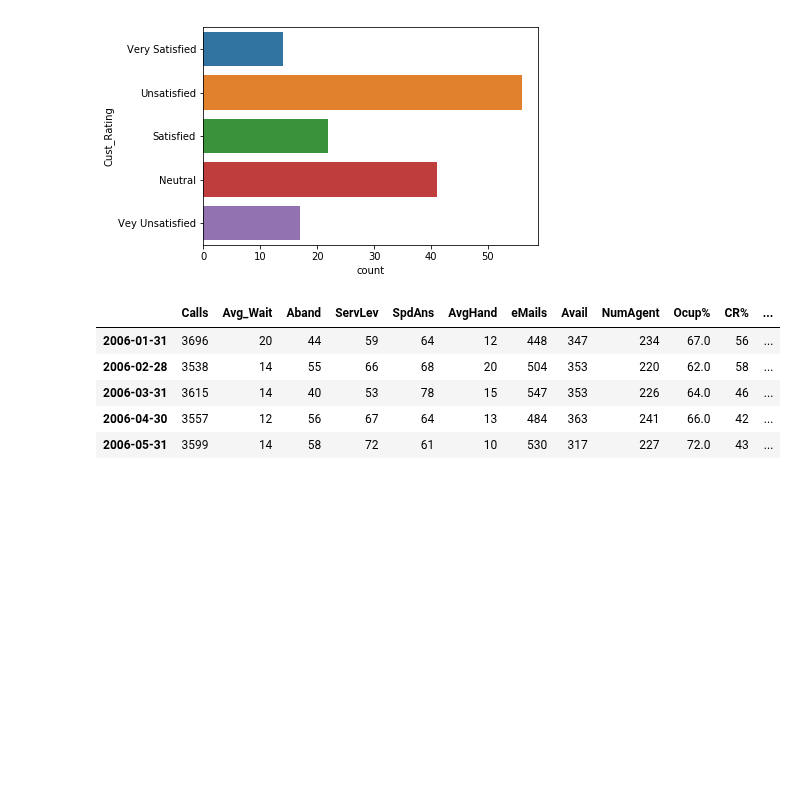
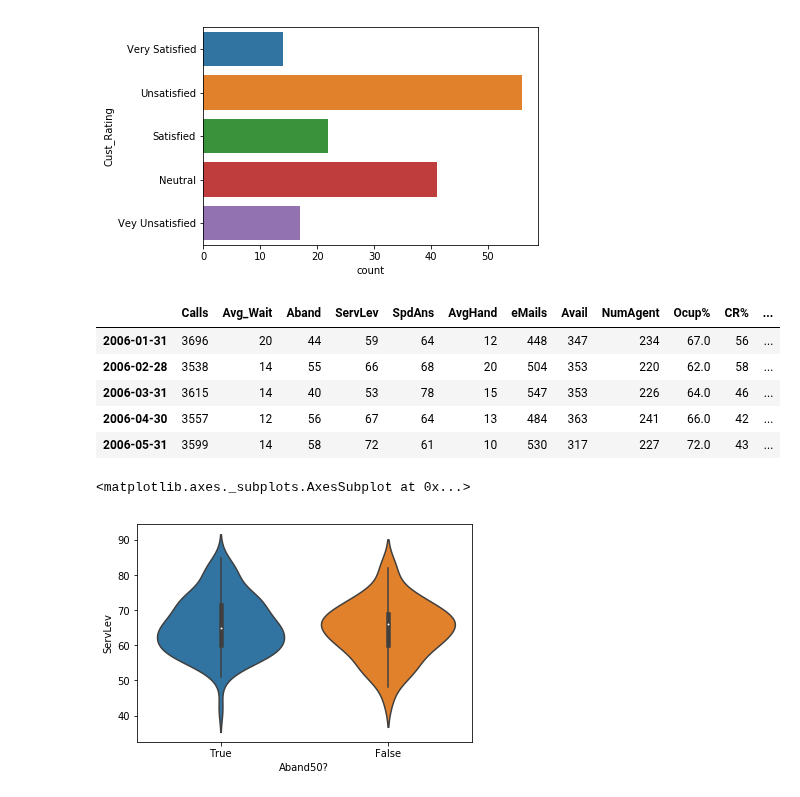
Before and after one commit to eamonnofarrell/Programming_Project, a Jupyter notebook: Prog_Project.ipynb, the cells around one changed output. Drawn from its saved outputs; the diff is of its cells as text; code cells hidden in the pictures; blank space fills up the shorter version.

```diff
--- a/Prog_Project.ipynb
+++ b/Prog_Project.ipynb
@@ -449,3 +449,11 @@ Calls.head()
 | 2006-03-31 | 3615 | 14 | 40 | 53 | 78 | 15 | 547 | 353 | 226 | 64.0 | 46 | ... |
 | 2006-04-30 | 3557 | 12 | 56 | 67 | 64 | 13 | 484 | 363 | 241 | 66.0 | 42 | ... |
 | 2006-05-31 | 3599 | 14 | 58 | 72 | 61 | 10 | 530 | 317 | 227 | 72.0 | 43 | ... |
+# %%
+sns.violinplot(
+    x='Aband50?',
+    y='ServLev',
+    data=Calls)
+# %% [output]
+<matplotlib.axes._subplots.AxesSubplot at 0x...>
+[figure, added]
```
